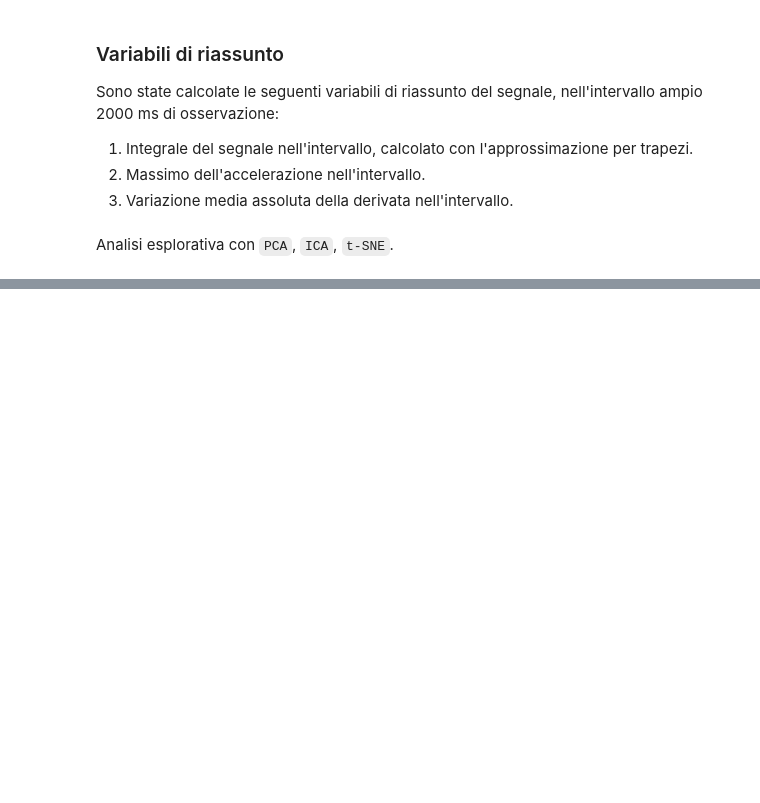
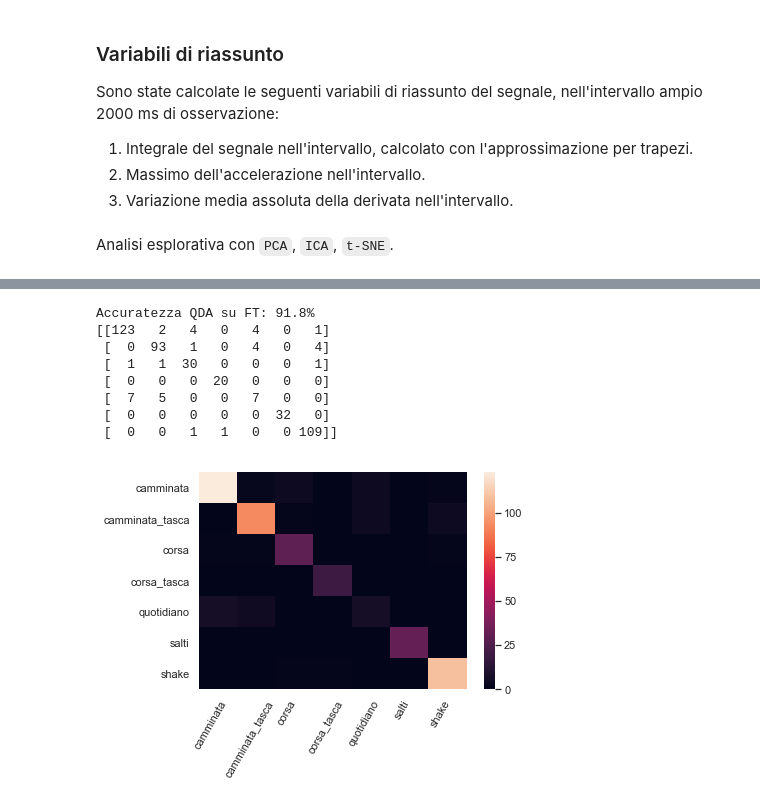
Before and after one commit to DedZago/msbd, a Jupyter notebook: AnalisiEsplorativa.ipynb, the cells around one changed output, grey strips where cells are left out. Cells and saved outputs as stored; diff of their text form; code cells hidden in the pictures; blank space fills up the shorter version.

```diff
--- a/AnalisiEsplorativa.ipynb
+++ b/AnalisiEsplorativa.ipynb
@@ -52,0 +96,17 @@ for title,dat in zip(["PCA","ICA","t-SNE"], [esplPCA, esplICA, esplTSNE]):
+# %%
+y_pred_qda = qda.predict(X_val)
+print("Accuratezza QDA su FT: {:.1f}%".format(100*accuracy_score(y_val, y_pred_qda)))
+print(confusion_matrix(y_val, y_pred_qda))
+sns.heatmap(confusion_matrix(y_val, y_pred_qda), xticklabels=y.unique(), yticklabels=y.unique())
+plt.xticks(np.arange(len(y.unique()))+0.3, y.unique(), rotation=60)
+plt.show()
+# %% [output]
+Accuratezza QDA su FT: 91.8%
+[[123   2   4   0   4   0   1]
+ [  0  93   1   0   4   0   4]
+ [  1   1  30   0   0   0   1]
+ [  0   0   0  20   0   0   0]
+ [  7   5   0   0   7   0   0]
+ [  0   0   0   0   0  32   0]
+ [  0   0   1   1   0   0 109]]
+[figure, added]
```
Also changed, not shown: parts of 9 cells of this notebook, 15 other files.
